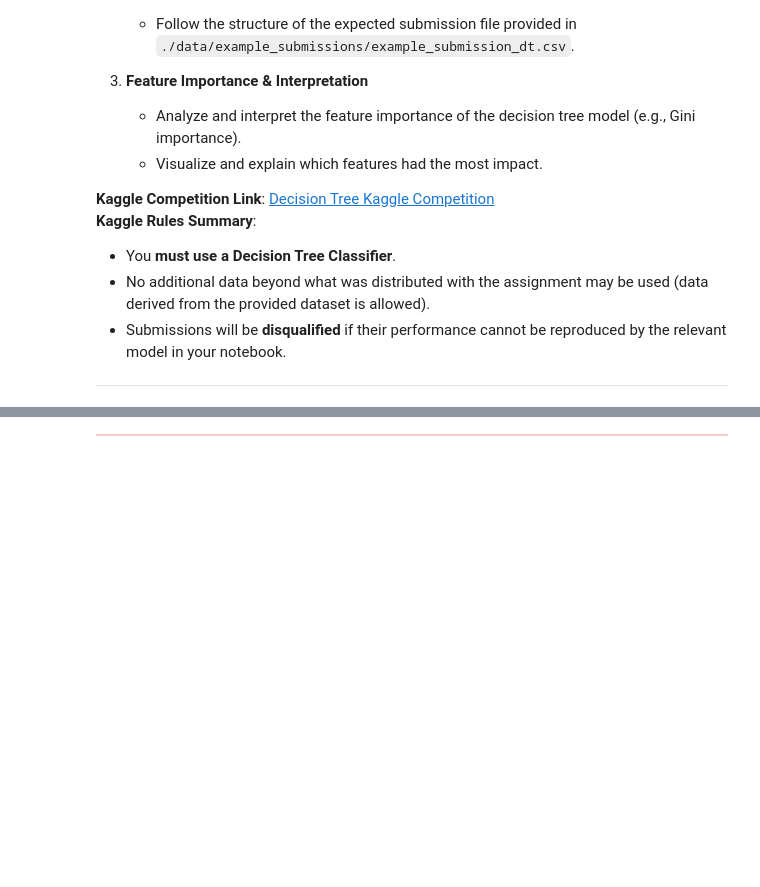
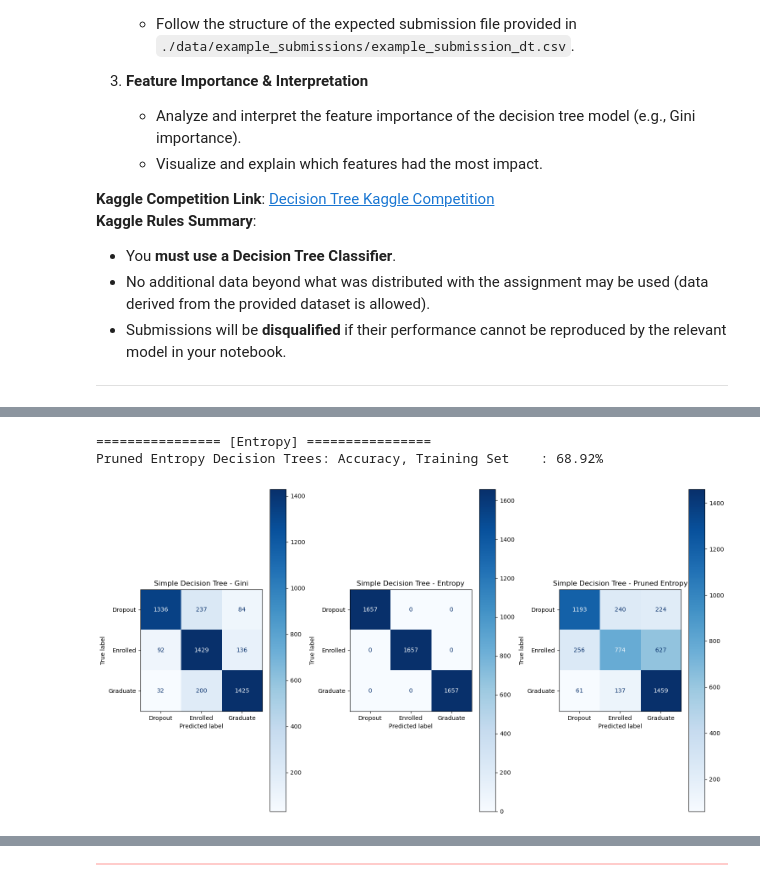
Before and after one commit to Siri-Gith1/CSCI109A_HW5, a Jupyter notebook: cs1090a_hw5.ipynb, the cells around one changed output, grey strips where cells are left out. Drawn from its saved outputs; the diff is of its cells as text; code cells hidden in the pictures; blank space fills up the shorter version.

```diff
--- a/cs1090a_hw5.ipynb
+++ b/cs1090a_hw5.ipynb
@@ -557,0 +783,27 @@ Develop a Decision Tree Classifier to predict student outcomes. You are expected
+# %%
+#Recalculate the
+
+acc_trees_train_prunedentropy = accuracy_score(ytrain_resampled_df, entropy_pruned.predict(xtrain_resampled_df))
+print("\n================ [Entropy] ================")
+print("Pruned Entropy Decision Trees: Accuracy, Training Set \t : {:.2%}".format(acc_trees_train_prunedentropy))
+# %% [output]
+================ [Entropy] ================
+Pruned Entropy Decision Trees: Accuracy, Training Set    : 68.92%
+# %%
+#compare confusion matrix
+
+
+from sklearn.metrics import ConfusionMatrixDisplay
+fig, axes = plt.subplots(nrows=1, ncols=3, figsize=(15,8))
+ConfusionMatrixDisplay.from_estimator(model_tree_gini, xtrain_resampled_df, ytrain_resampled_df, cmap=plt.cm.Blues, ax = axes[0]);
+ConfusionMatrixDisplay.from_estimator(model_tree_entropy, xtrain_resampled_df, ytrain_resampled_df, cmap=plt.cm.Blues, ax = axes[1])
+ConfusionMatrixDisplay.from_estimator(entropy_pruned, xtrain_resampled_df, ytrain_resampled_df, cmap=plt.cm.Blues, ax = axes[2])
+axes[0].set_title('Simple Decision Tree - Gini')
+axes[1].set_title('Simple Decision Tree - Entropy')
+axes[2].set_title('Simple Decision Tree - Pruned Entropy')
+# plt.rc('font', size=18)
+plt.tight_layout()
+
+plt.show()
+# %% [output]
+[figure, added]
```
Also changed, not shown: parts of 54 cells of this notebook, 1 other file.
